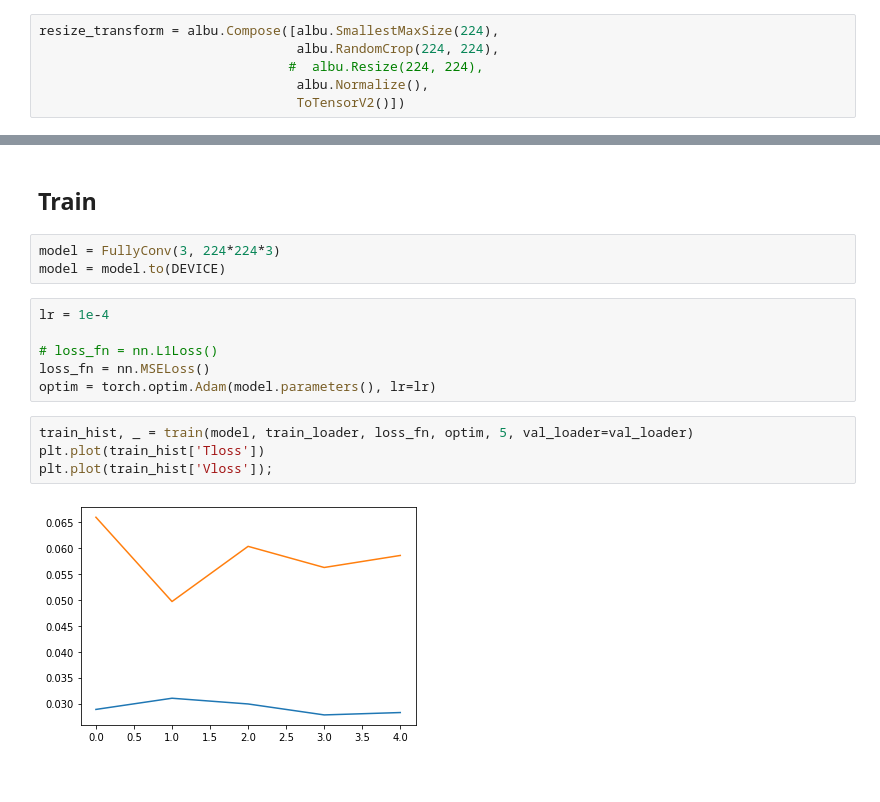
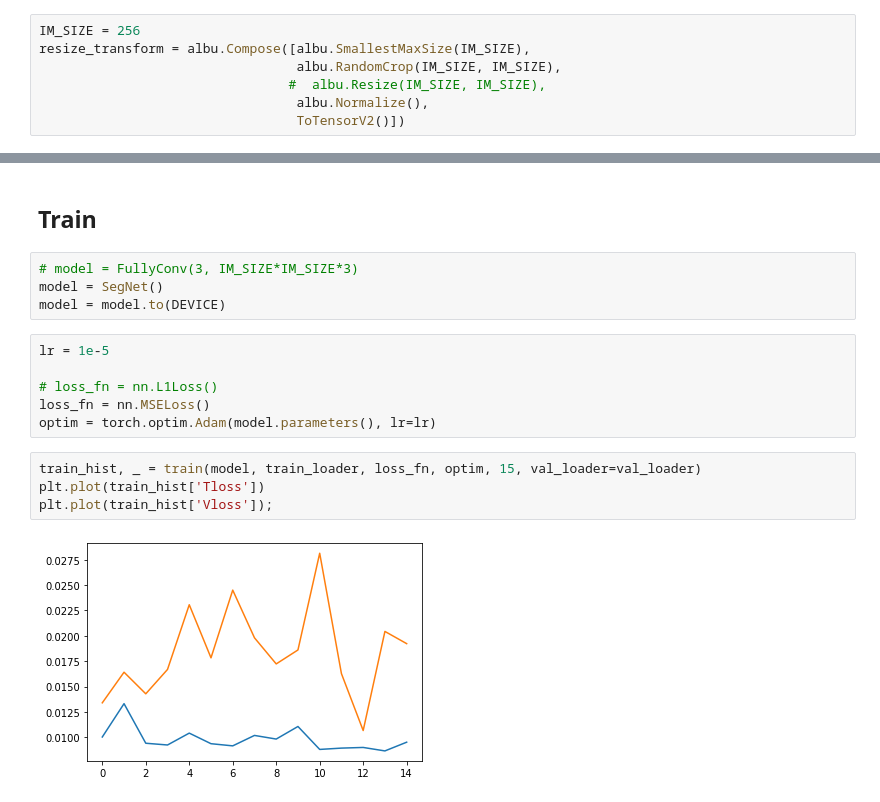
Before and after one commit to GusevMihail/seamless_textute_generator, a Jupyter notebook: sandbox.ipynb, the cells around one changed output, grey strips where cells are left out. Drawn from its saved outputs; the diff is of its cells as text.

```diff
--- a/sandbox.ipynb
+++ b/sandbox.ipynb
@@ -123,9 +126,10 @@ class TextureDataset(data.Dataset):
         mask[:, start_width_idx : end_width_idx] = 1.
         return X, mask
 # %%
-resize_transform = albu.Compose([albu.SmallestMaxSize(224),
-                                 albu.RandomCrop(224, 224),
-                                #  albu.Resize(224, 224),
+IM_SIZE = 256
+resize_transform = albu.Compose([albu.SmallestMaxSize(IM_SIZE),
+                                 albu.RandomCrop(IM_SIZE, IM_SIZE),
+                                #  albu.Resize(IM_SIZE, IM_SIZE),
                                  albu.Normalize(),
                                  ToTensorV2()])
 # %%
@@ -318,20 +457,21 @@ def bce_loss(y_real, y_pred):
 # %% [markdown]
 ## Train
 # %%
-model = FullyConv(3, 224*224*3)
+# model = FullyConv(3, IM_SIZE*IM_SIZE*3)
+model = SegNet()
 model = model.to(DEVICE)
 # %%
-lr = 1e-4
+lr = 1e-5
 
 # loss_fn = nn.L1Loss()
 loss_fn = nn.MSELoss()
 optim = torch.optim.Adam(model.parameters(), lr=lr)
 # %%
-train_hist, _ = train(model, train_loader, loss_fn, optim, 5, val_loader=val_loader)
+train_hist, _ = train(model, train_loader, loss_fn, optim, 15, val_loader=val_loader)
 plt.plot(train_hist['Tloss'])
 plt.plot(train_hist['Vloss']);
 # %% [output]
-[figure, old version]
+[figure, new version]
 # %%
 np.random.seed(42)
 samples = 5
```
Also changed, not shown: parts of 6 cells of this notebook.
